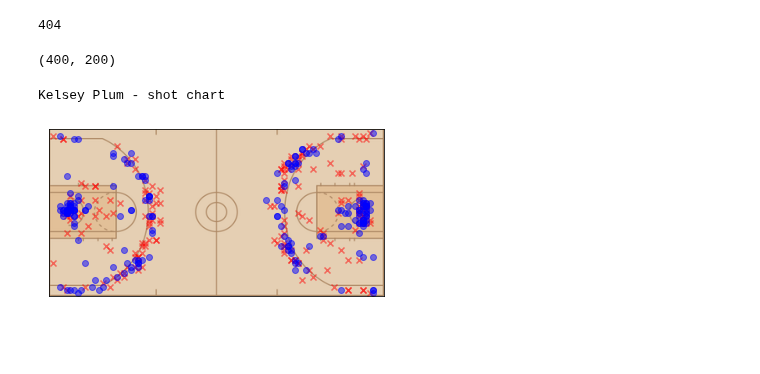
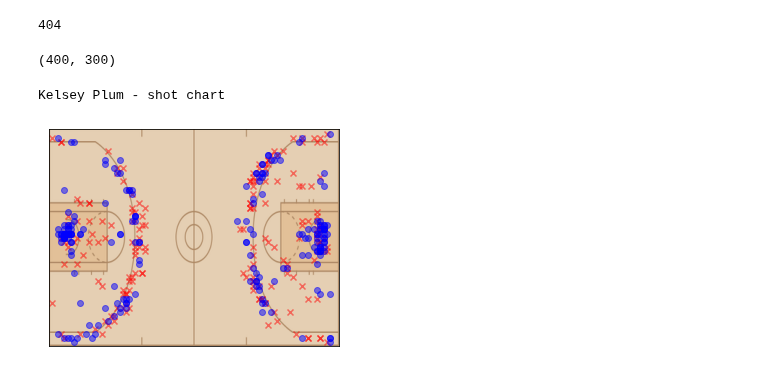
Before and after one commit to dpasse/monte, a Jupyter notebook: workspace/wncaa/teams.ipynb, the cells around one changed output. Drawn from its saved outputs; the diff is of its cells as text; code cells hidden in the pictures; blank space fills up the shorter version.

```diff
--- a/workspace/wncaa/teams.ipynb
+++ b/workspace/wncaa/teams.ipynb
@@ -335,30 +335,33 @@ x_make, y_make = get_coordinates(df_sub[df_sub.made])
 x_missed, y_missed = get_coordinates(df_sub[~df_sub.made])
 # %% [output]
 404
+# %%
+x_scale = 5
+y_scale = 3
 # %%
 from PIL import Image
 
-img = Image.open('../../data/wnba/ml-bg-court.png').resize((400, 200), Image.ANTIALIAS)
+img = Image.open('../../data/wnba/ml-bg-court.png').resize((x_scale * 100, y_scale * 100), Image.ANTIALIAS)
 img.size
 # %% [output]
-(400, 200)
+(400, 300)
 # %%
 print(f'{player} - shot chart')
 
 fig, ax = plt.subplots()
 
 ax.imshow(img)
 
 plt.xticks([])
 plt.yticks([])
 
-plt.scatter(x_missed*4, y_missed*2, marker='x', c='red', alpha=.5)
-plt.scatter(x_make*4, y_make*2, marker='o', c='blue', alpha=.5)
+plt.scatter(x_missed * x_scale, y_missed * y_scale, marker='x', c='red', alpha=.5)
+plt.scatter(x_make * x_scale, y_make * y_scale, marker='o', c='blue', alpha=.5)
 
 plt.show()
 # %% [output]
 Kelsey Plum - shot chart
-[figure, old version]
+[figure, new version]
 # %%
 
 ## todo... tie back in with shot chart?
```
